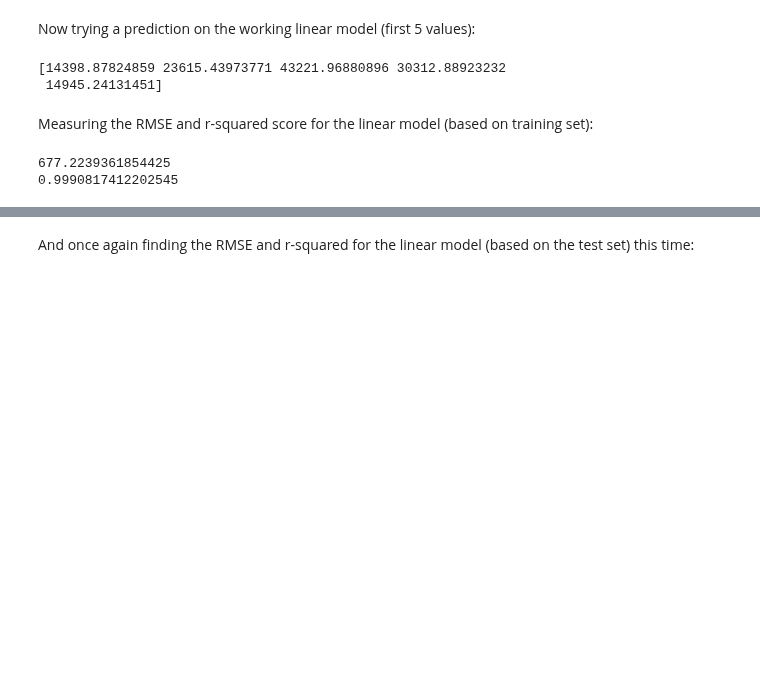
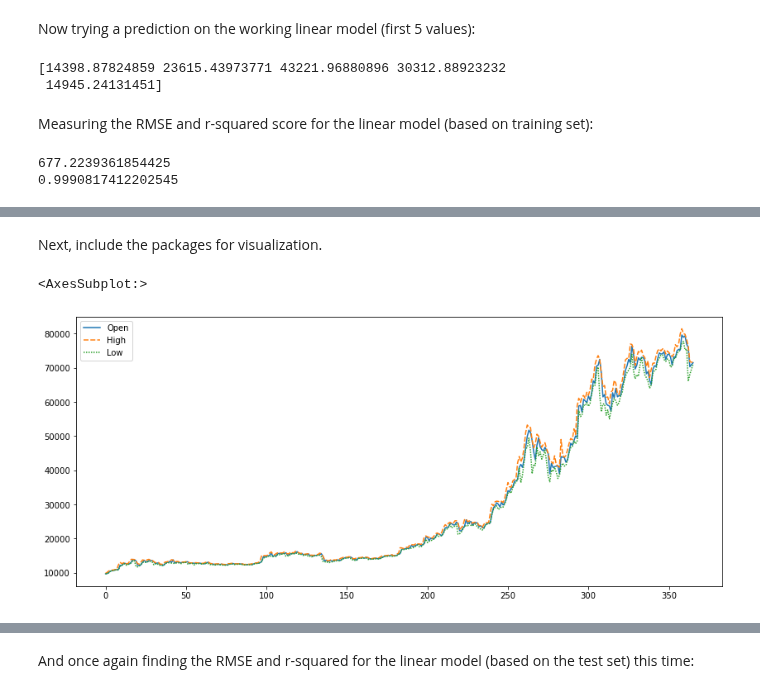
Before and after one commit to lynstanford/machine-learning-projects, a Jupyter notebook: machine-learning/decision_tree.ipynb, the cells around one changed output, grey strips where cells are left out. Drawn from its saved outputs; the diff is of its cells as text; code cells hidden in the pictures; blank space fills up the shorter version.

```diff
--- a/machine-learning/decision_tree.ipynb
+++ b/machine-learning/decision_tree.ipynb
@@ -72,0 +105,10 @@ print(r2_train)
+# %% [markdown]
+Next, include the packages for visualization.
+# %%
+# set the width and height of the plot
+plt.figure(figsize=(14,6))
+# line chart of daily Bitcoin prices
+sns.lineplot(data=X)
+# %% [output]
+<AxesSubplot:>
+[figure, added]
```
Also changed, not shown: parts of 23 cells of this notebook, 1 other file.
